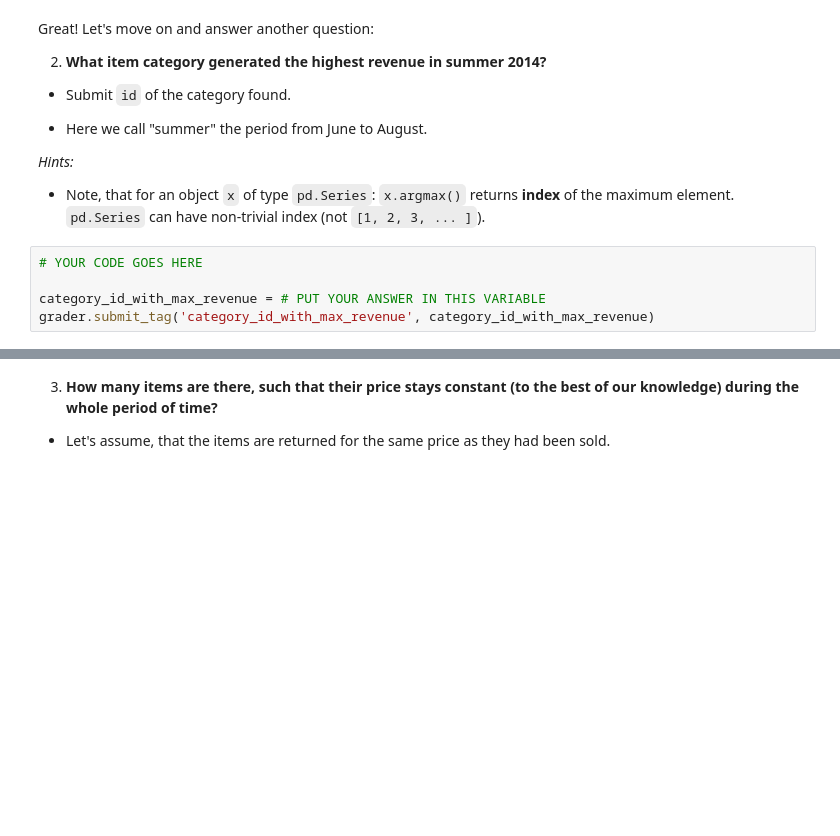
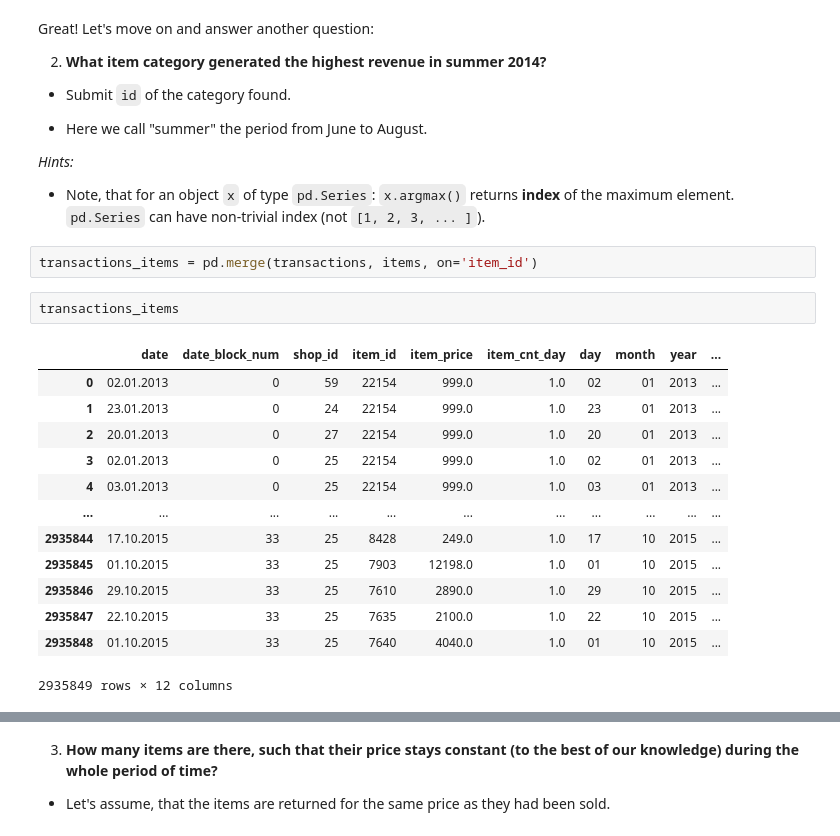
Before and after one commit to shikarukitake/Advanced-Machine-Learning, a Jupyter notebook: competitive-data-science/week1/PandasBasics.ipynb, the cells around one changed output, grey strips where cells are left out. Drawn from its saved outputs; the diff is of its cells as text; blank space fills up the shorter version.

```diff
--- a/competitive-data-science/week1/PandasBasics.ipynb
+++ b/competitive-data-science/week1/PandasBasics.ipynb
@@ -87,8 +174,21 @@ Great! Let's move on and answer another question:
 *Hints:*
 
 * Note, that for an object `x` of type `pd.Series`: `x.argmax()` returns **index** of the maximum element. `pd.Series` can have non-trivial index (not `[1, 2, 3, ... ]`).
-# %%
-# YOUR CODE GOES HERE
-
-category_id_with_max_revenue = # PUT YOUR ANSWER IN THIS VARIABLE
-grader.submit_tag('category_id_with_max_revenue', category_id_with_max_revenue)
+# %%
+transactions_items = pd.merge(transactions, items, on='item_id')
+# %%
+transactions_items
+# %% [output]
+|  | date | date_block_num | shop_id | item_id | item_price | item_cnt_day | day | month | year | ... |
+| 0 | 02.01.2013 | 0 | 59 | 22154 | 999.0 | 1.0 | 02 | 01 | 2013 | ... |
+| 1 | 23.01.2013 | 0 | 24 | 22154 | 999.0 | 1.0 | 23 | 01 | 2013 | ... |
+| 2 | 20.01.2013 | 0 | 27 | 22154 | 999.0 | 1.0 | 20 | 01 | 2013 | ... |
+| 3 | 02.01.2013 | 0 | 25 | 22154 | 999.0 | 1.0 | 02 | 01 | 2013 | ... |
+| 4 | 03.01.2013 | 0 | 25 | 22154 | 999.0 | 1.0 | 03 | 01 | 2013 | ... |
+| ... | ... | ... | ... | ... | ... | ... | ... | ... | ... | ... |
+| 2935844 | 17.10.2015 | 33 | 25 | 8428 | 249.0 | 1.0 | 17 | 10 | 2015 | ... |
+| 2935845 | 01.10.2015 | 33 | 25 | 7903 | 12198.0 | 1.0 | 01 | 10 | 2015 | ... |
+| 2935846 | 29.10.2015 | 33 | 25 | 7610 | 2890.0 | 1.0 | 29 | 10 | 2015 | ... |
+| 2935847 | 22.10.2015 | 33 | 25 | 7635 | 2100.0 | 1.0 | 22 | 10 | 2015 | ... |
+| 2935848 | 01.10.2015 | 33 | 25 | 7640 | 4040.0 | 1.0 | 01 | 10 | 2015 | ... |
+2935849 rows × 12 columns
```
Also changed, not shown: parts of 19 cells of this notebook.
